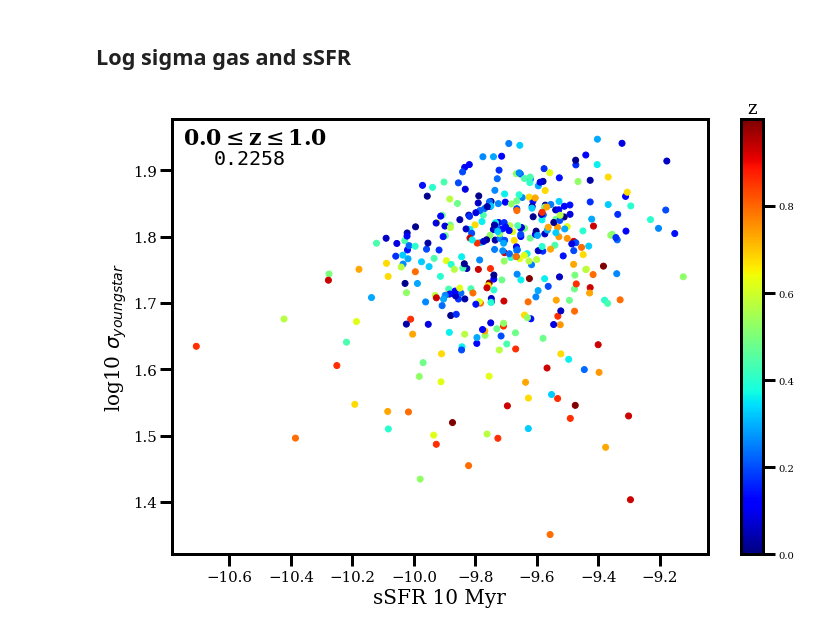
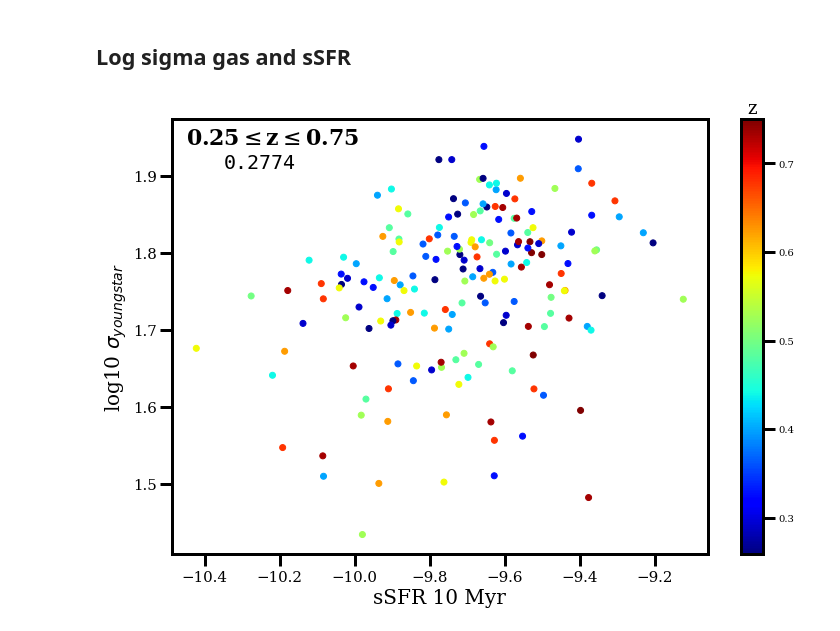
Before and after one commit to JosephWick/H1-merian, a Jupyter notebook: notebooks/BreathingPlots.ipynb, the cells around one changed output. Cells and saved outputs as stored; diff of their text form; code cells hidden in the pictures.

Commit message:
add figures

```diff
--- a/notebooks/BreathingPlots.ipynb
+++ b/notebooks/BreathingPlots.ipynb
@@ -618,8 +618,8 @@ plt.savefig('../figures/breathingModes/threePanel_ssfr10_sigYS/r'+str(gal)+'.png
 # %% [markdown]
 ## Log sigma gas and sSFR
 # %%
-zmin = 0.0
-zmax = 1.0
+zmin = 0.25
+zmax = 0.75
 
 ssfrmin = -12
 ssfrmax = -8
@@ -646,34 +646,34 @@ for idx,gal in enumerate(cdmgals):
     c = c[c>=zmin]
 
     c = c[x>=ssfrmin]
     y = y[x>=ssfrmin]
     x = x[x>=ssfrmin]
 
     c = c[x<=ssfrmax]
     y = y[x<=ssfrmax]
     x = x[x<=ssfrmax]
 
     for i,_ in enumerate(x):
         ssfr.append(x[i])
         sigGas.append(y[i])
         zall.append(c[i])
 
 rs = ss.spearmanr(ssfr,np.log10(sigGas))[0]
 
 # scatter
 plt.scatter(ssfr, np.log10(sigGas), c=zall, cmap='jet')
 
 plt.xlabel('sSFR 10 Myr', fontsize=20)
 plt.ylabel(r'log10 $\sigma_{youngstar}$', fontsize=20)
 
 #plt.xlim([-11,-7.5])
 
 clb = plt.colorbar()
 clb.ax.set_title('z', fontsize=18)
 
-plt.text(x=-10.75, y=1.94, s=str(zmin)+r'$\leq$z$\leq$'+str(zmax), fontsize=22, weight='bold')
-plt.text(x=-10.65, y=1.91, s=str(rs)[:6], fontsize=20, fontfamily='monospace')
+plt.text(x=-10.45, y=1.94, s=str(zmin)+r'$\leq$z$\leq$'+str(zmax), fontsize=22, weight='bold')
+plt.text(x=-10.35, y=1.91, s=str(rs)[:6], fontsize=20, fontfamily='monospace')
 
-plt.savefig('../figures/breathingModes/ssfr10_SigGas/m_z0.0-1.0.png')
+plt.savefig('../figures/breathingModes/ssfr10_SigGas/m_z0.25-0.75.png')
 # %% [output]
-[figure, old version]
+[figure, new version]
```
Also changed, not shown: 2 other files.
